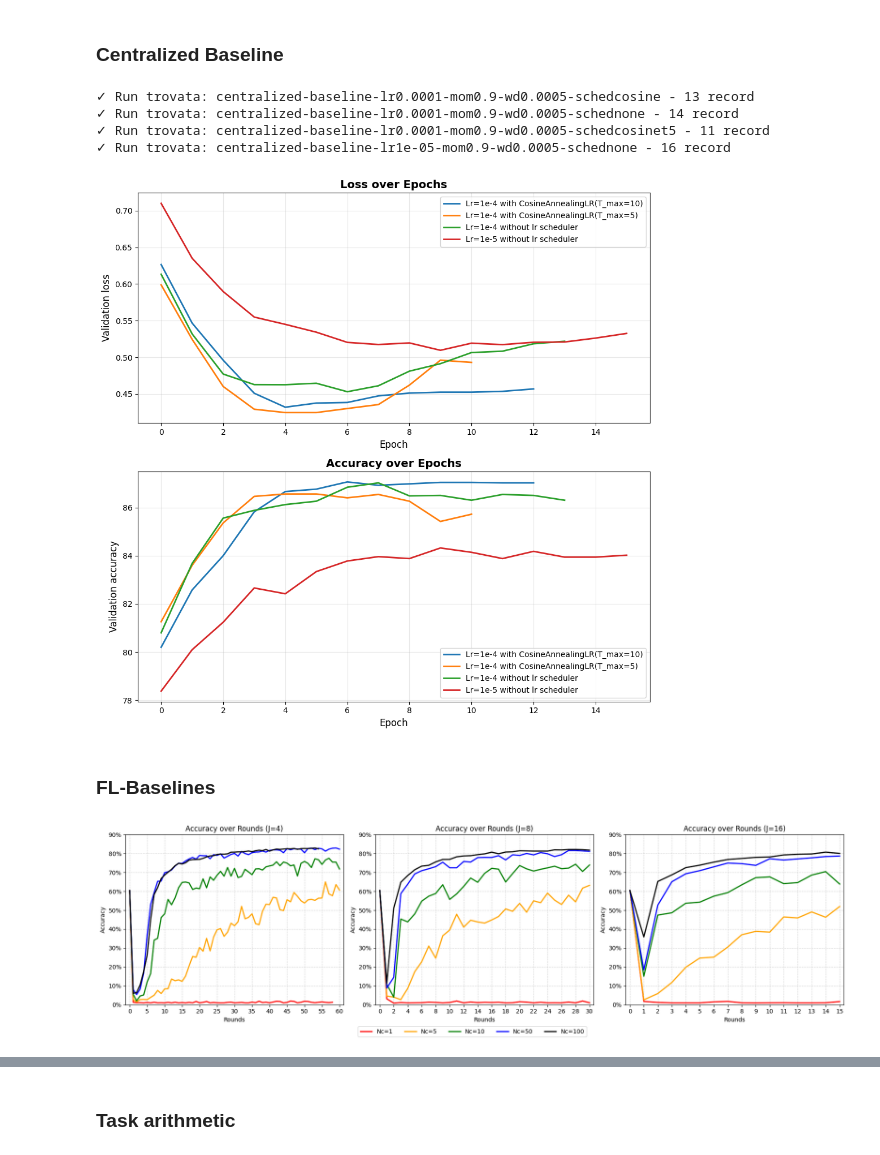
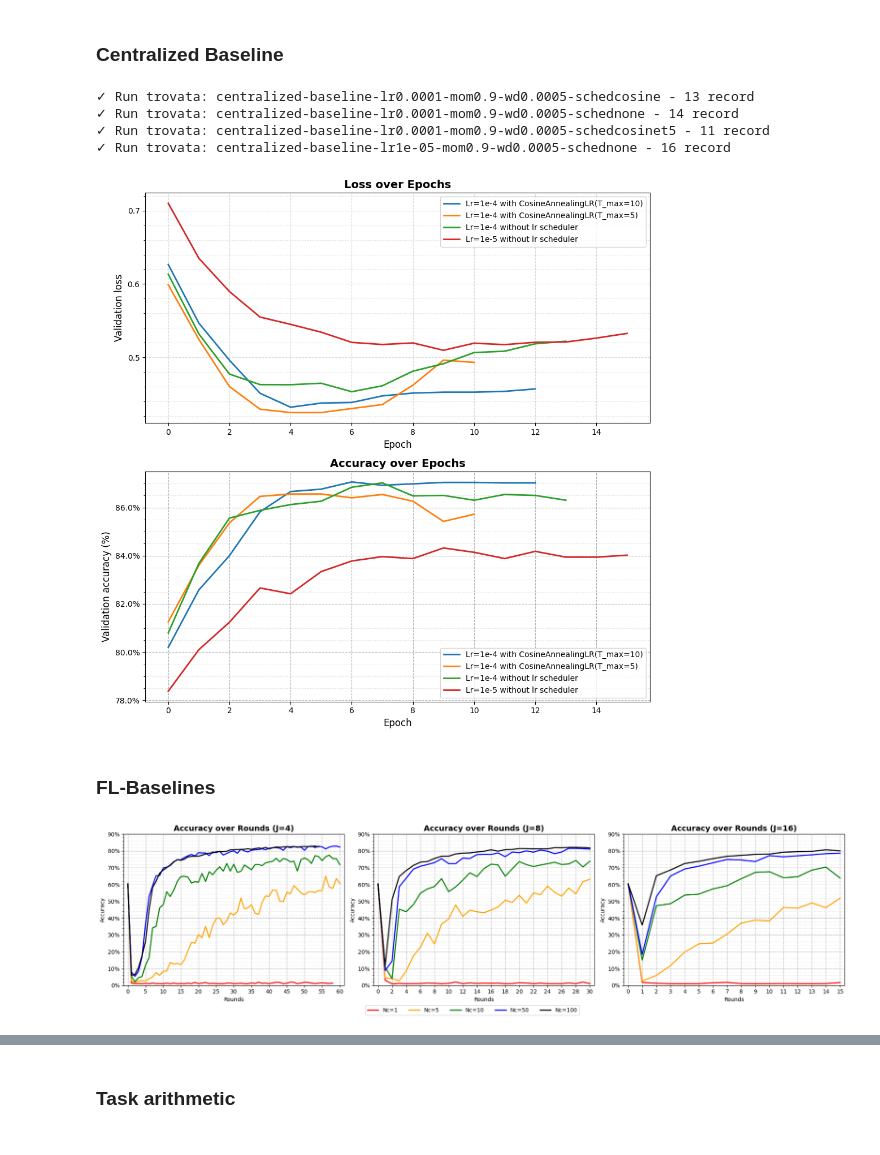
Before and after one commit to erikscolaro/FL-task-arithmetic, a Jupyter notebook: notebooks/plots.ipynb, the cells around one changed output, grey strips where cells are left out. Saved outputs shown, nothing was run; the diff lists cells and outputs as text; code cells hidden in the pictures.

Commit message:
last changes on plots

```diff
--- a/notebooks/plots.ipynb
+++ b/notebooks/plots.ipynb
@@ -144,7 +129,3 @@ runs = api.runs(f"{ENTITY}/{PROJECT}")
 print(f"Found {len(runs)} runs")
 # %% [output]
 Found 142 runs
-# %%
-# Stampa i nomi di tutte le run contenute in runs
-for run in runs:
-    print(run.name)
@@ -170,9 +133,10 @@ server
 ### Centralized Baseline
 # %%
 import matplotlib.pyplot as plt
+from matplotlib.ticker import MultipleLocator
 import pandas as pd
+from matplotlib.ticker import PercentFormatter
 
-# Configura qui le tue run specifiche con le label custom
 run_config = {
     "centralized-baseline-lr0.0001-mom0.9-wd0.0005-schedcosine": "Lr=1e-4 with CosineAnnealingLR(T_max=10)",
     "centralized-baseline-lr0.0001-mom0.9-wd0.0005-schedcosinet5": "Lr=1e-4 with CosineAnnealingLR(T_max=5)",
@@ -180,12 +144,10 @@ run_config = {
     "centralized-baseline-lr1e-05-mom0.9-wd0.0005-schednone": "Lr=1e-5 without lr scheduler",
 }
 
-# Filtra le run dall'oggetto runs e raccogli i dati
 run_data_dict = {}
 for run in runs:
     if run.name in run_config:
         try:
-            # Ottieni la history con loss e accuracy
             hist = run.history(keys=["val_loss", "val_accuracy"], pandas=True)
             hist = hist.dropna(subset=["val_loss", "val_accuracy"])
             hist["epoch"] = range(len(hist))
@@ -194,10 +156,8 @@ for run in runs:
         except Exception as e:
             print(f"✗ Errore nel caricare {run.name}: {e}")
 
-# Crea figura con due subplot (loss e accuracy)
 fig, axes = plt.subplots(2, 1, figsize=(10, 10))
 
-# Grafico 1: Loss
 ax1 = axes[0]
 for run_name, label in run_config.items():
     if run_name in run_data_dict:
@@ -207,10 +167,14 @@ for run_name, label in run_config.items():
 ax1.set_xlabel("Epoch", fontsize=12)
 ax1.set_ylabel("Validation loss", fontsize=12)
 ax1.set_title("Loss over Epochs", fontsize=14, fontweight="bold")
+ax1.yaxis.set_major_locator(MultipleLocator(0.1))
+ax1.yaxis.set_minor_locator(MultipleLocator(0.02))
+ax1.grid(True, which="major", linestyle="--", color="grey", alpha=0.6)
+ax1.grid(True, which="minor", linestyle=":", color="grey", alpha=0.3)
+
 ax1.legend()
 ax1.grid(True, alpha=0.3)
 
-# Grafico 2: Accuracy
 ax2 = axes[1]
 for run_name, label in run_config.items():
     if run_name in run_data_dict:
@@ -218,10 +182,16 @@ for run_name, label in run_config.items():
         ax2.plot(data["epoch"], data["val_accuracy"], label=label, linewidth=2)
 
 ax2.set_xlabel("Epoch", fontsize=12)
-ax2.set_ylabel("Validation accuracy", fontsize=12)
+ax2.set_ylabel("Validation accuracy (%)", fontsize=12)
+ax2.yaxis.set_major_formatter(PercentFormatter(xmax=100))
 ax2.set_title("Accuracy over Epochs", fontsize=14, fontweight="bold")
 ax2.legend()
 ax2.grid(True, alpha=0.3)
+ax2.yaxis.set_major_locator(MultipleLocator(2))
+ax2.yaxis.set_minor_locator(MultipleLocator(0.5))
+ax2.grid(True, which="major", linestyle="--", color="grey", alpha=0.6)
+ax2.grid(True, which="minor", linestyle=":", color="grey", alpha=0.3)
+
 
 plt.tight_layout()
 plt.savefig(
@@ -233,7 +203,7 @@ plt.show()
 ✓ Run trovata: centralized-baseline-lr0.0001-mom0.9-wd0.0005-schednone - 14 record
 ✓ Run trovata: centralized-baseline-lr0.0001-mom0.9-wd0.0005-schedcosinet5 - 11 record
 ✓ Run trovata: centralized-baseline-lr1e-05-mom0.9-wd0.0005-schednone - 16 record
-[figure, old version]
+[figure, new version]
 # %% [markdown]
 ### FL-Baselines
 # %%
@@ -271,37 +237,31 @@ for run_name, skip_count in skip_epochs_config.items():
 df[X_AXIS] = df.groupby("run_name").cumcount() + 1
 # %%
 import matplotlib.pyplot as plt
-from matplotlib.ticker import PercentFormatter
+from matplotlib.ticker import MultipleLocator, PercentFormatter
 
-# Configuration
 METRIC = "accuracy"
 X_AXIS = "epoch"
 
-# Set up consistent colors per Nc
 colors = {1: "red", 5: "orange", 10: "green", 50: "blue", 100: "black"}
 
 J_values = [4, 8, 16]
 Nc_values = [1, 5, 10, 50, 100]
 
-# Imposta dimensione in pixel e dpi
-width_px = 1800
-height_px = 500
+width_px = 1920
+height_px = 1920 / 4
 dpi = 100
 
-# Epoche massime e passo delle xtick per ogni J
 max_epochs = {4: 60, 8: 30, 16: 15}
 tick_steps = {4: 5, 8: 2, 16: 1}
 
-# Padding percentuale per l'asse X
 x_padding = 0.02  # 5% di padding su ogni lato
 
-# Crea 1 riga, 3 colonne
 fig, axes = plt.subplots(1, len(J_values), dpi=dpi)
 fig.set_size_inches(width_px / dpi, height_px / dpi)
 
 for idx, J in enumerate(J_values):
     ax = axes[idx]
-    ax.set_title(f"Accuracy over Rounds (J={J})")
+    ax.set_title(f"Accuracy over Rounds (J={J})", fontsize=14, fontweight="bold")
 
     for Nc in Nc_values:
         group_name = f"baseline-fedavg-nc{Nc}-j{J}"
@@ -310,42 +270,41 @@ for idx, J in enumerate(J_values):
             print(f"No data for {group_name}")
             continue
         g = g.sort_values(X_AXIS)
-        # Assicura un punto iniziale a epoch 0 con valore fissato
         if not g.empty:
-            # Se esiste già epoch 0, forza il valore; altrimenti aggiungi la riga
             if (g[X_AXIS] == 0).any():
                 g.loc[g[X_AXIS] == 0, METRIC] = 0.6041
             else:
                 start_row = {X_AXIS: 0, METRIC: 0.6041, "run_name": group_name}
                 g = pd.concat([pd.DataFrame([start_row]), g], ignore_index=True)
-        # Tronca alle epoche desiderate
         g = g[g[X_AXIS] <= max_epochs[J]]
         ax.plot(g[X_AXIS], g[METRIC], label=f"Nc={Nc}", color=colors[Nc], linewidth=2)
-    # Aggiungi padding proporzionale
     padding = max_epochs[J] * x_padding
     ax.set_xlim(-padding, max_epochs[J] + padding)
     ax.yaxis.set_major_formatter(PercentFormatter(1))
     ax.set_ylim(0, 0.9)
     ax.set_xlabel("Rounds")
     ax.set_ylabel("Accuracy")
     ax.set_xticks(range(0, max_epochs[J] + 1, tick_steps[J]))
-    ax.grid(True, linestyle="--", alpha=0.5)
-    # Mostra la leggenda una sola volta sotto tutta la figura
+    ax.yaxis.set_major_locator(MultipleLocator(0.1))
+    ax.yaxis.set_minor_locator(MultipleLocator(0.02))
+    ax.grid(True, which="major", linestyle="--", color="grey", alpha=0.6)
+    ax.grid(True, which="minor", linestyle=":", color="grey", alpha=0.3)
+
     if idx == len(J_values) - 1:
         handles, labels = ax.get_legend_handles_labels()
         fig.legend(
             handles,
             labels,
             loc="lower center",
             ncol=len(Nc_values),
             bbox_to_anchor=(0.5, -0.05),
         )
 
 plt.tight_layout()
 plt.savefig("../report/images/baseline_accuracy_by_j.png", dpi=300, bbox_inches="tight")
 plt.show()
 # %% [output]
-[figure, old version]
+[figure, new version]
 # %%
 import re
 import matplotlib.pyplot as plt
```
Also changed, not shown: parts of 9 cells of this notebook, 8 other files.
